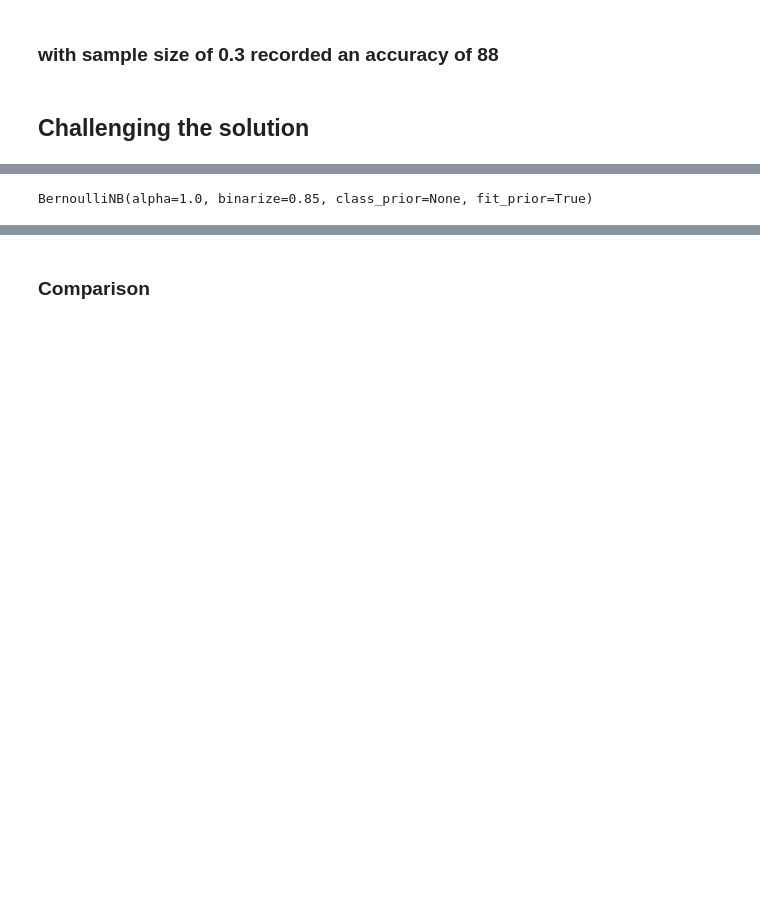
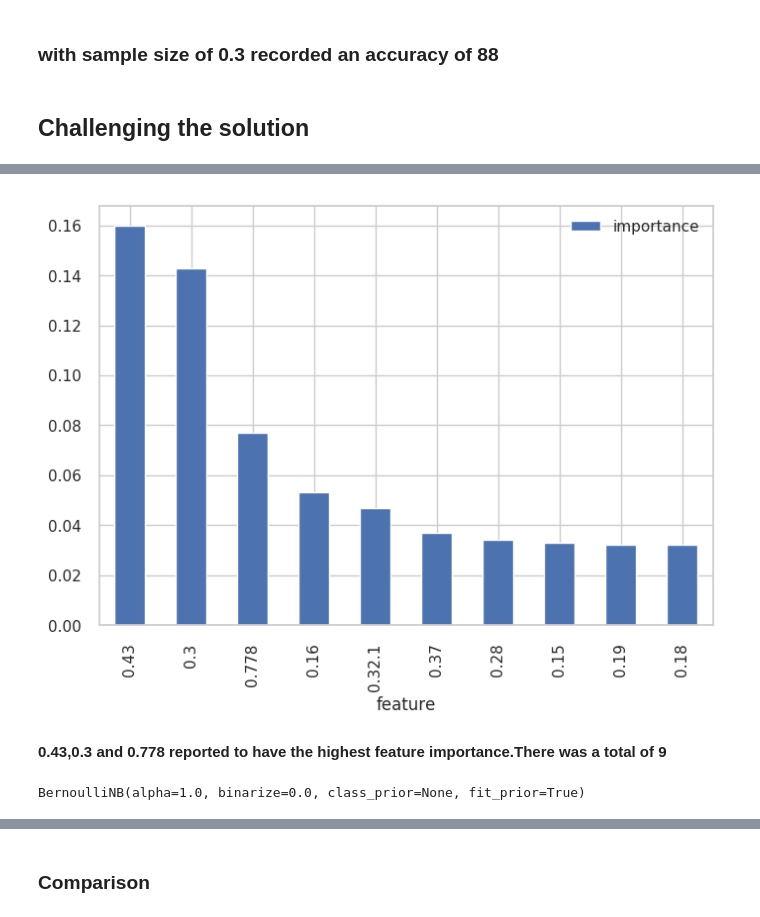
Before and after one commit to codybaraks/WEEK-9-INDEPENDENT-PROJECT, a Jupyter notebook: Week_9_Independent_Project.ipynb, the cells around one changed output, grey strips where cells are left out. Saved outputs shown, nothing was run; the diff lists cells and outputs as text; code cells hidden in the pictures; blank space fills up the shorter version.

```diff
--- a/Week_9_Independent_Project.ipynb
+++ b/Week_9_Independent_Project.ipynb
@@ -816,3 +828,23 @@ weighted avg       0.88      0.88      0.88      1209
 ### **with sample size of 0.3 recorded an accuracy of 88**
 # %% [markdown]
 ## **Challenging the solution**
+# %%
+#predicting with xgboost
+Model_main = XGBClassifier(n_estimators = 100, learning_rate = 0.25)
+## Fitting our model in the x and y variables
+Model_main.fit(X_test, y_test)
+
+# Calculating Feature Importance
+
+print(Model_main.feature_importances_)
+importance = pd.DataFrame({'feature':X.columns,'importance':np.round(Model_main.feature_importances_,3)})
+importance = importance.sort_values('importance',ascending=False).set_index('feature')
+ten = importance.head(10)
+
+
+# make predictions for test data
+
+y_pred = Model_main.predict(X_test)
+predicting = [round(value) for value in y_pred]
+# Model Accuracy
+print('Accuracy is :', Model_main.score(X_test, y_test) * 100)
@@ -818,0 +863,9 @@ weighted avg       0.88      0.88      0.88      1209
+# %%
+# Feature Importance Visualization
+sns.set(style = 'whitegrid', context = 'notebook')
+ten.plot.bar()
+plt.show()
+# %% [output]
+[figure, added]
+# %% [markdown]
+**0.43,0.3 and 0.778 reported to have the highest feature importance.There was a total of 9**
@@ -822,11 +882,11 @@ X_train, X_test, y_train, y_test = train_test_split(X, y, test_size=0.4, random_
 # %%
  # Creating oour Bernoulli Naive Bayes object with prior probabilities of each class
-model = BernoulliNB(binarize=0.85)
+model = BernoulliNB()
 
 # Train model
 model.fit(X_train, y_train)
 # %% [output]
-BernoulliNB(alpha=1.0, binarize=0.85, class_prior=None, fit_prior=True)
+BernoulliNB(alpha=1.0, binarize=0.0, class_prior=None, fit_prior=True)
 # %%
 # model score
 model.score(X_train, y_train)
```
Also changed, not shown: parts of 19 cells of this notebook.
